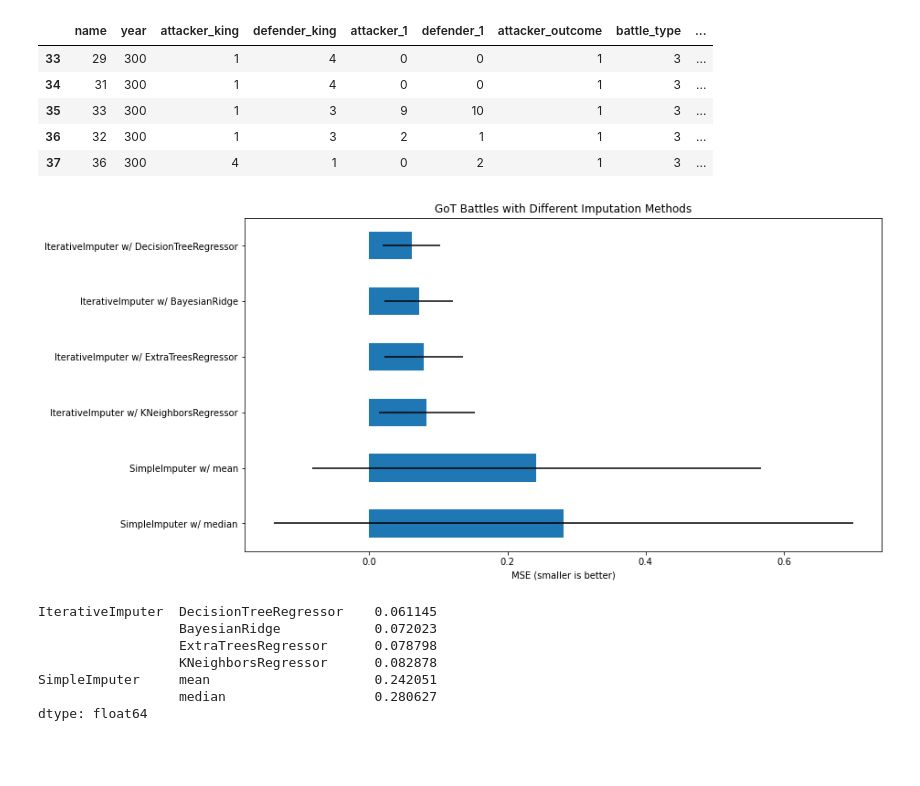
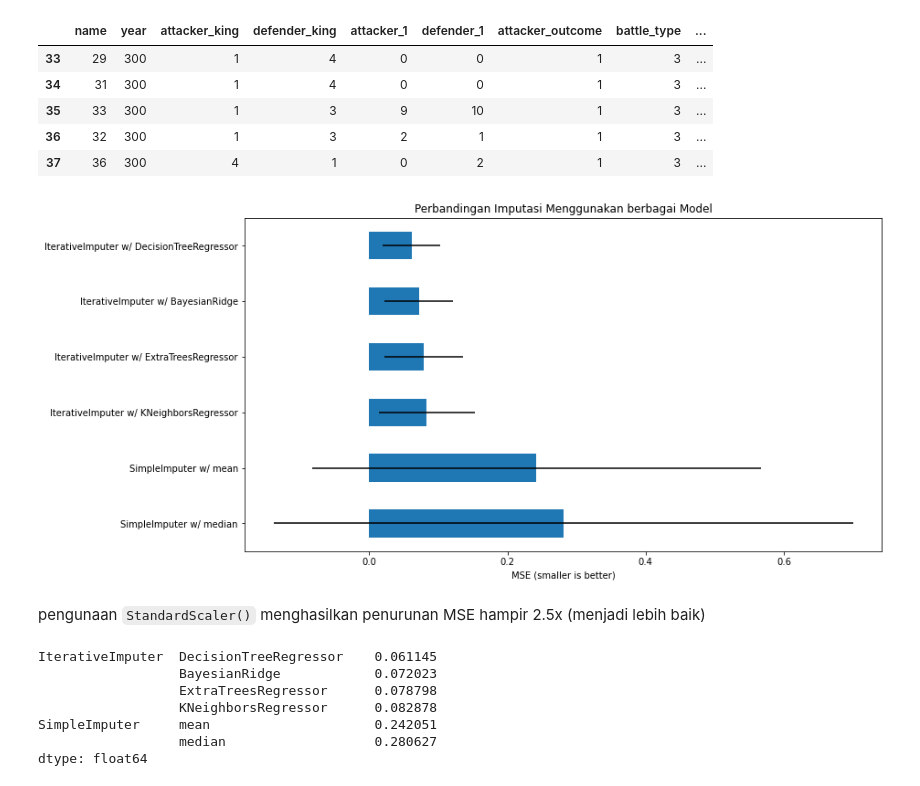
Before and after one commit to stefkim/Game_of_Thrones_Battles_Analysis_and_Prediction, a Jupyter notebook: data_imputation.ipynb, the cells around one changed output. Saved outputs shown, nothing was run; the diff lists cells and outputs as text; code cells hidden in the pictures; blank space fills up the shorter version.

```diff
--- a/data_imputation.ipynb
+++ b/data_imputation.ipynb
@@ -60,15 +60,16 @@ y = df['attacker_outcome']
 X = df.drop(columns='attacker_outcome')
 # %%
 from sklearn.experimental import enable_iterative_imputer
-from sklearn.impute import SimpleImputer
-from sklearn.impute import IterativeImputer
+from sklearn.impute import SimpleImputer, IterativeImputer
+
+from sklearn.pipeline import make_pipeline
+from sklearn.model_selection import cross_val_score
+from sklearn.preprocessing import StandardScaler
+
 from sklearn.linear_model import BayesianRidge
 from sklearn.tree import DecisionTreeRegressor
 from sklearn.ensemble import ExtraTreesRegressor
 from sklearn.neighbors import KNeighborsRegressor
-from sklearn.pipeline import make_pipeline
-from sklearn.model_selection import cross_val_score
-from sklearn.preprocessing import StandardScaler
 
 
 N_SPLITS = 5
@@ -98,36 +99,38 @@ estimators = [
 ]
 
 score_iterative_imputer = pd.DataFrame()
 for impute_estimator in estimators:
     estimator = make_pipeline(
         StandardScaler(),
         IterativeImputer(random_state=0, estimator=impute_estimator),
         br_estimator
     )
     score_iterative_imputer[impute_estimator.__class__.__name__] = \
         cross_val_score(
             estimator, X, y, scoring='neg_mean_squared_error',
             cv=N_SPLITS
     )
 
 scores = pd.concat(
     [score_simple_imputer, score_iterative_imputer],
     keys=['SimpleImputer', 'IterativeImputer'], axis=1
 )
 
-# plot california housing results
+# plot results
 fig, ax = plt.subplots(figsize=(13, 6))
 means = -scores.mean().sort_values()
 errors = scores.std().sort_values()
 means.plot.barh(xerr=errors, ax=ax)
-ax.set_title('GoT Battles with Different Imputation Methods')
+ax.set_title('Perbandingan Imputasi Menggunakan berbagai Model')
 ax.set_xlabel('MSE (smaller is better)')
 ax.set_yticks(np.arange(means.shape[0]))
 ax.set_yticklabels([" w/ ".join(label) for label in means.index.tolist()])
 plt.tight_layout(pad=1)
 plt.show()
 # %% [output]
-[figure, old version]
+[figure, new version]
+# %% [markdown]
+pengunaan `StandardScaler()` menghasilkan penurunan MSE hampir 2.5x (menjadi lebih baik)
 # %%
 -scores.mean().sort_values(ascending=False)
 # %% [output]
```
Also changed, not shown: 4 other files.
